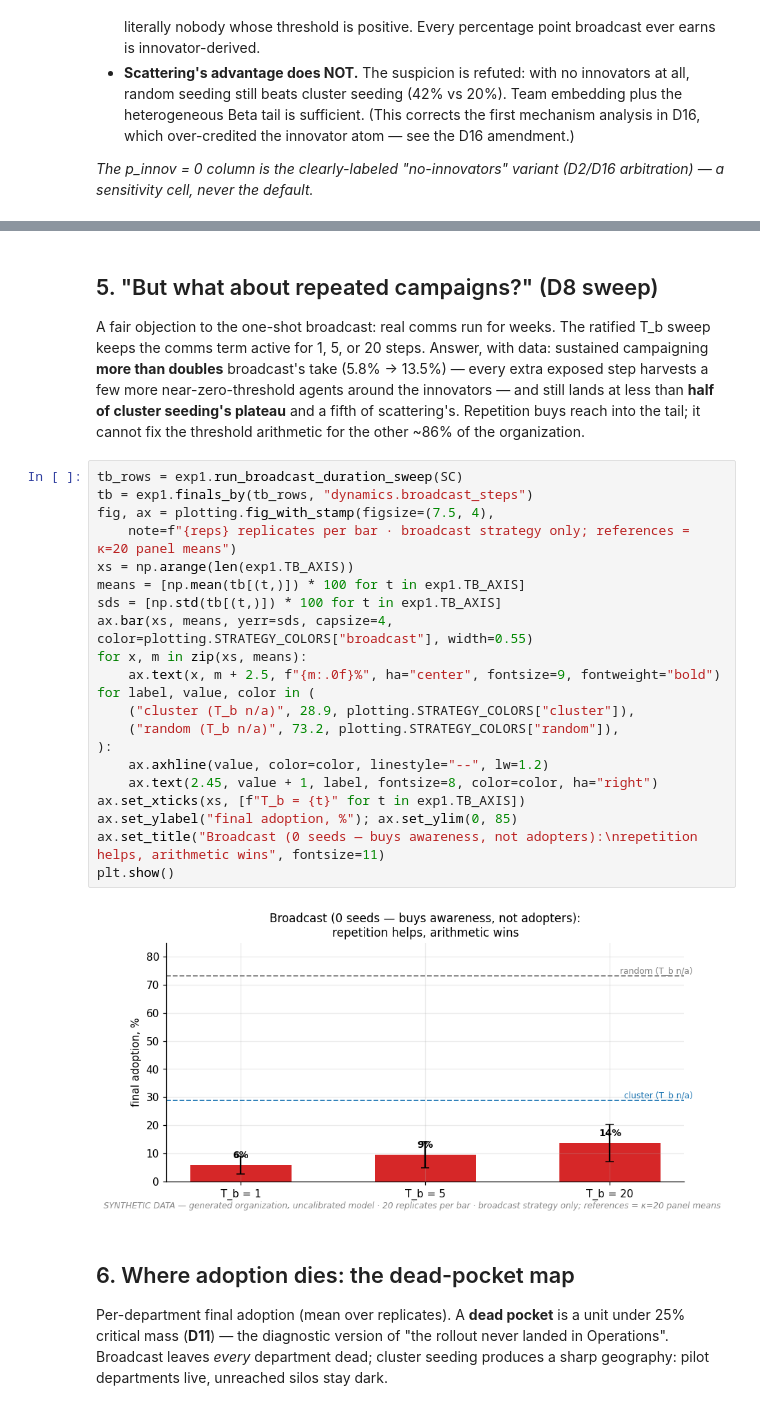
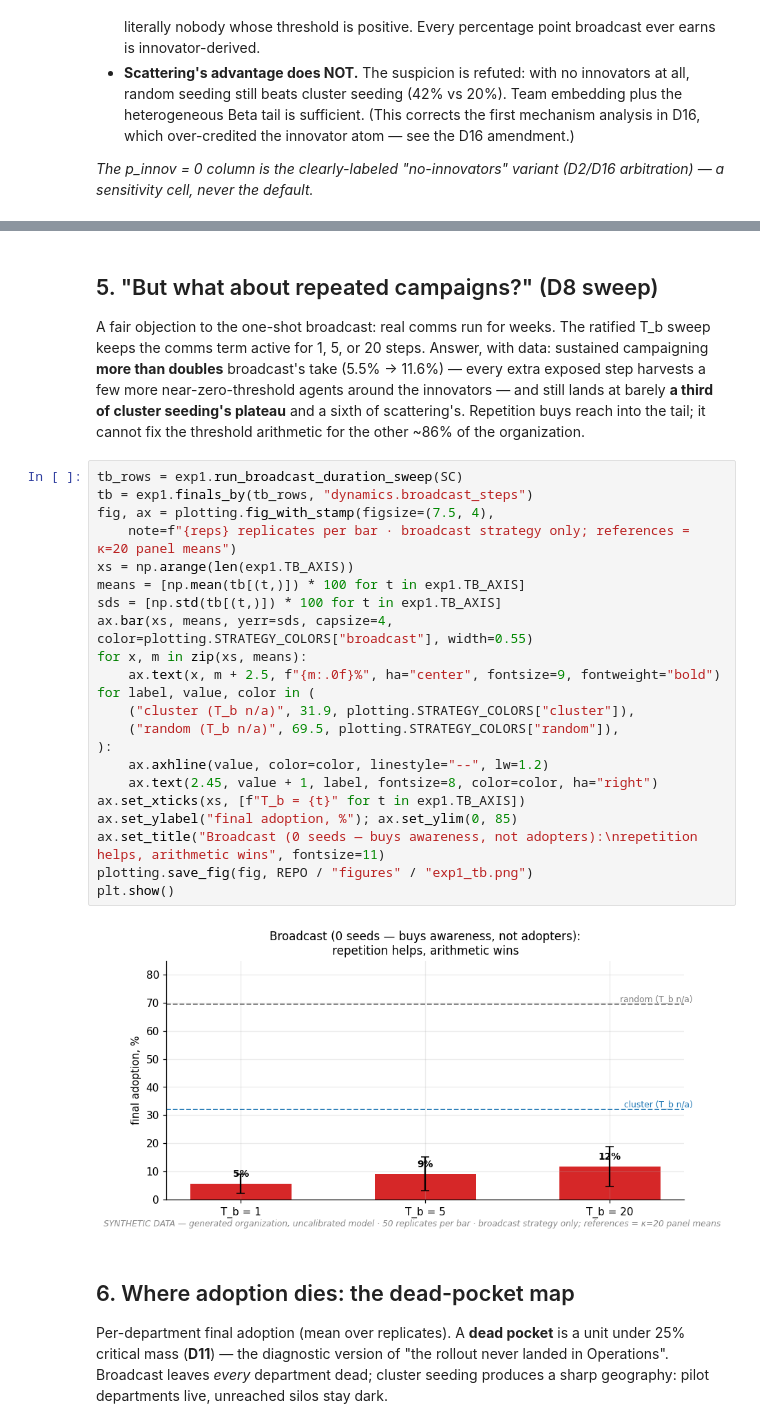
Before and after one commit to PaulBufort/adoption-sim, a Jupyter notebook: experiments/01_broadcast_vs_cluster.ipynb, the cells around one changed output, grey strips where cells are left out. Cells and saved outputs as stored; diff of their text form.

```diff
--- a/experiments/01_broadcast_vs_cluster.ipynb
+++ b/experiments/01_broadcast_vs_cluster.ipynb
@@ -284,34 +285,35 @@ p_innov=0.050  broadcast:  26.3%  random:  79.6%  cluster:  47.7%
 
 A fair objection to the one-shot broadcast: real comms run for weeks. The ratified
 T_b sweep keeps the comms term active for 1, 5, or 20 steps. Answer, with data:
-sustained campaigning **more than doubles** broadcast's take (5.8% → 13.5%) — every
+sustained campaigning **more than doubles** broadcast's take (5.5% → 11.6%) — every
 extra exposed step harvests a few more near-zero-threshold agents around the
-innovators — and still lands at less than **half of cluster seeding's plateau** and
-a fifth of scattering's. Repetition buys reach into the tail; it cannot fix the
+innovators — and still lands at barely **a third of cluster seeding's plateau** and
+a sixth of scattering's. Repetition buys reach into the tail; it cannot fix the
 threshold arithmetic for the other ~86% of the organization.
 # %%
 tb_rows = exp1.run_broadcast_duration_sweep(SC)
 tb = exp1.finals_by(tb_rows, "dynamics.broadcast_steps")
 fig, ax = plotting.fig_with_stamp(figsize=(7.5, 4),
     note=f"{reps} replicates per bar · broadcast strategy only; references = κ=20 panel means")
 xs = np.arange(len(exp1.TB_AXIS))
 means = [np.mean(tb[(t,)]) * 100 for t in exp1.TB_AXIS]
 sds = [np.std(tb[(t,)]) * 100 for t in exp1.TB_AXIS]
 ax.bar(xs, means, yerr=sds, capsize=4, color=plotting.STRATEGY_COLORS["broadcast"], width=0.55)
 for x, m in zip(xs, means):
     ax.text(x, m + 2.5, f"{m:.0f}%", ha="center", fontsize=9, fontweight="bold")
 for label, value, color in (
-    ("cluster (T_b n/a)", 28.9, plotting.STRATEGY_COLORS["cluster"]),
-    ("random (T_b n/a)", 73.2, plotting.STRATEGY_COLORS["random"]),
+    ("cluster (T_b n/a)", 31.9, plotting.STRATEGY_COLORS["cluster"]),
+    ("random (T_b n/a)", 69.5, plotting.STRATEGY_COLORS["random"]),
 ):
     ax.axhline(value, color=color, linestyle="--", lw=1.2)
     ax.text(2.45, value + 1, label, fontsize=8, color=color, ha="right")
 ax.set_xticks(xs, [f"T_b = {t}" for t in exp1.TB_AXIS])
 ax.set_ylabel("final adoption, %"); ax.set_ylim(0, 85)
 ax.set_title("Broadcast (0 seeds — buys awareness, not adopters):\nrepetition helps, arithmetic wins", fontsize=11)
+plotting.save_fig(fig, REPO / "figures" / "exp1_tb.png")
 plt.show()
 # %% [output]
-[figure, old version]
+[figure, new version]
 # %% [markdown]
 ## 6. Where adoption dies: the dead-pocket map
 
```
Also changed, not shown: parts of 14 cells of this notebook, 40 other files.
